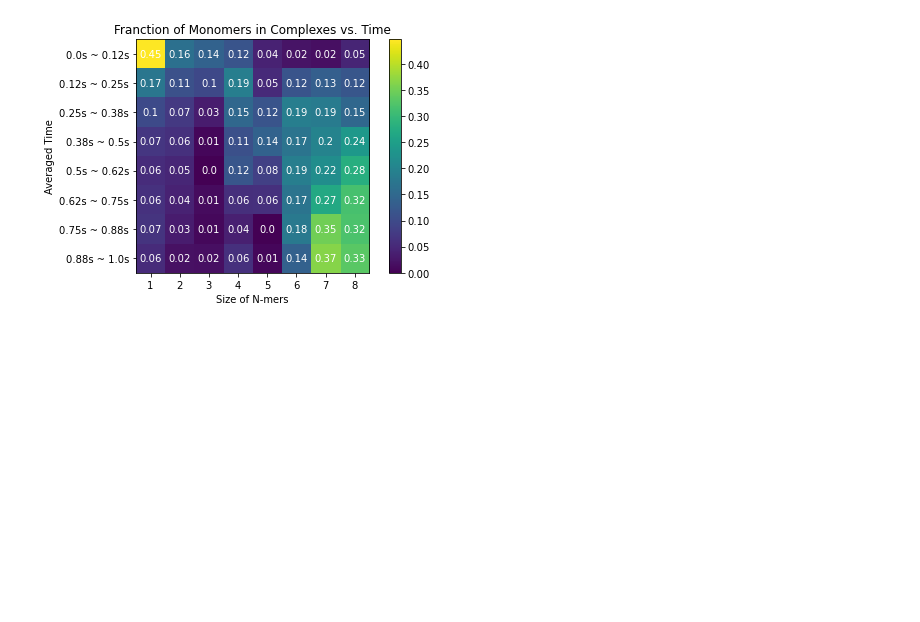
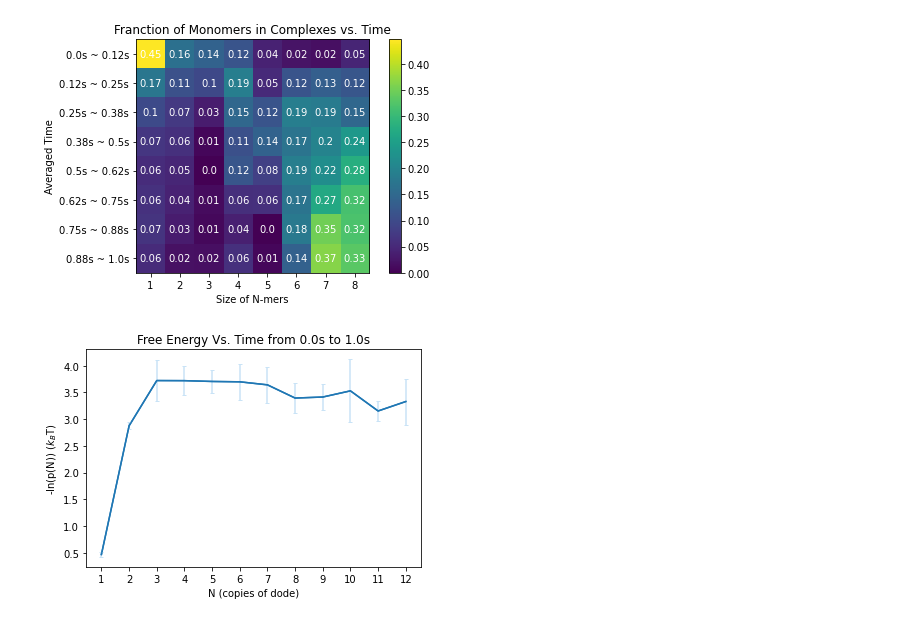
Before and after one commit to jonathanfischer97/ionerdss, a Jupyter notebook: OutputVis/output_vis.ipynb, the cells around one changed output. Saved outputs shown, nothing was run; the diff lists cells and outputs as text; code cells hidden in the pictures; blank space fills up the shorter version.

```diff
--- a/OutputVis/output_vis.ipynb
+++ b/OutputVis/output_vis.ipynb
@@ -538,0 +574,85 @@ hist_time_heatmap_fraction('histogram_complexes_time_cube.dat', 0, 1.0, 'cube',
+# %%
+def free_energy(FileName:str, FileNum:int, InitialTime:float, FinalTime:float, SpeciesName:str, SaveFig:bool=False):
+    matrix_list = []
+    file_name_head = FileName.split('.')[0]
+    file_name_tail = FileName.split('.')[1]
+    for i in range(1, FileNum+1):
+        temp_file_name = file_name_head + '_' + str(i) + '.' + file_name_tail
+        if FileNum == 1:
+            temp_file_name = 'transition_matrix_time.dat'
+        ti_matrix, tf_matrix = read_transition_matrix(temp_file_name, SpeciesName, InitialTime, FinalTime)
+        matrix = tf_matrix - ti_matrix
+        matrix_list.append(matrix)
+    sum_list_list = []
+    for k in range(len(matrix_list)):
+        sum_list = np.zeros(len(matrix))
+        i = 0
+        while i < len(matrix_list[k]):
+            j = 0
+            while j < len(matrix_list[k][i]):
+                if i == j:
+                    sum_list[i] += matrix_list[k][i][j]
+                elif i > j:
+                    if i % 2 == 0:
+                        if j <= (i-1)/2:
+                            sum_list[i] += matrix_list[k][i][j]
+                    else:
+                        if j <= i/2:
+                            if (i-1)/2 == j:
+                                sum_list[i] += matrix_list[k][i][j]/2
+                            else:
+                                sum_list[i] += matrix_list[k][i][j]
+                else:
+                    if j % 2 != 0:
+                        if i <= j/2:
+                            if (j-1)/2 == i:
+                                sum_list[i] += matrix_list[k][i][j]/2
+                            else:
+                                sum_list[i] += matrix_list[k][i][j]
+                        else:
+                            sum_list[i] += matrix_list[k][i][j]
+                    else:
+                        sum_list[i] += matrix_list[k][i][j]
+                j += 1
+            i += 1
+        sum_list_list.append(sum_list)
+    energy_list_list = []
+    for i in range(len(sum_list_list)):
+        sum_arr = np.array(sum_list_list[i])
+        sum_arr = sum_arr/sum_arr.sum()
+        energy_list = np.asarray([])
+        for i in sum_arr:
+            if i > 0:
+                energy_list = np.append(energy_list,-math.log(i))
+            else:
+                energy_list = np.append(energy_list,np.nan)
+        energy_list_list.append(energy_list)
+    n_list = list(range(1, 1 + len(matrix_list[0])))
+    energy_list_list_rev = []
+    for i in range(len(energy_list_list[0])):
+        temp = []
+        for j in range(len(energy_list_list)):
+            temp.append(energy_list_list[j][i])
+        energy_list_list_rev.append(temp)
+    mean_energy_list = np.array([])
+    std_energy_list = np.array([])
+    for i in energy_list_list_rev:
+        mean_energy_list = np.append(mean_energy_list, np.nanmean(i))
+        if FileNum != 1:
+            std_energy_list = np.append(std_energy_list, np.nanstd(i))
+    errorbar_color = '#c9e3f6'
+    plt.plot(n_list, mean_energy_list, 'C0')
+    if FileNum != 1:
+        plt.errorbar(n_list, mean_energy_list, yerr = std_energy_list, ecolor = errorbar_color, capsize = 2)
+    plt.title('Free Energy Vs. Time from ' + str(float(InitialTime)) + 's to ' + str(float(FinalTime)) + 's')
+    plt.xlabel('N (copies of ' + str(SpeciesName) + ')')
+    plt.ylabel('-ln(p(N)) ($k_B$T)')
+    plt.xticks(ticks = n_list)
+    if SaveFig:
+        plt.savefig('free_energy.png', dpi = 500)
+    plt.show()
+    return 0
+
+free_energy(FileName = 'transition_matrix_time.dat', FileNum = 5, InitialTime = 0.0, FinalTime = 1.0, SpeciesName = 'dode')
+# %% [output]
+[figure, added]
```
Also changed, not shown: parts of 12 cells of this notebook, 35 other files.
